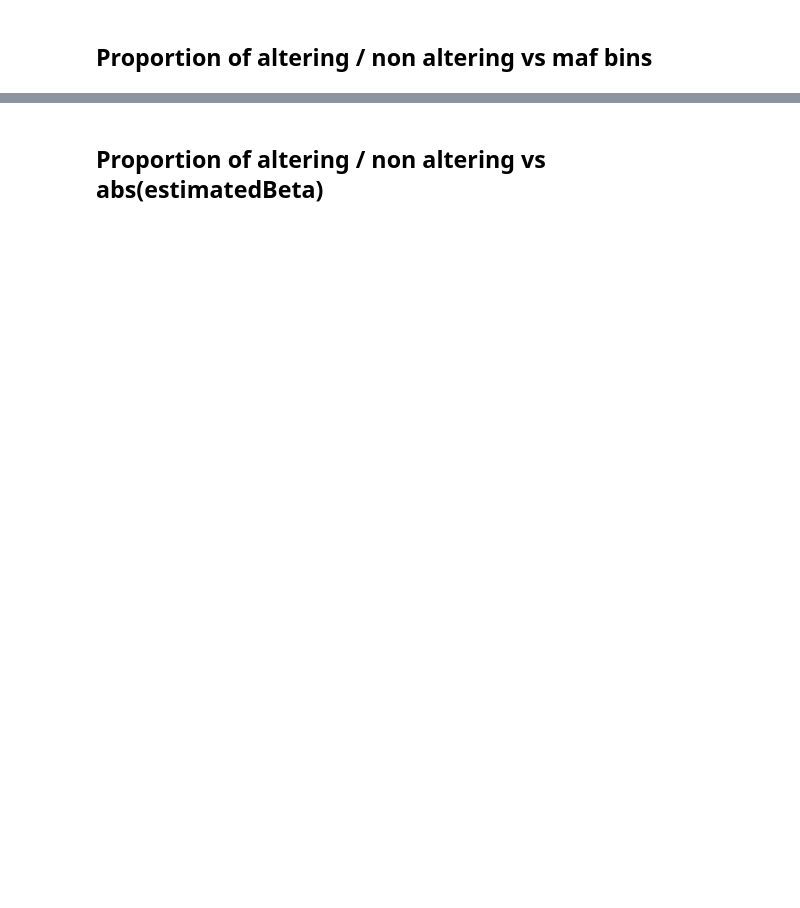
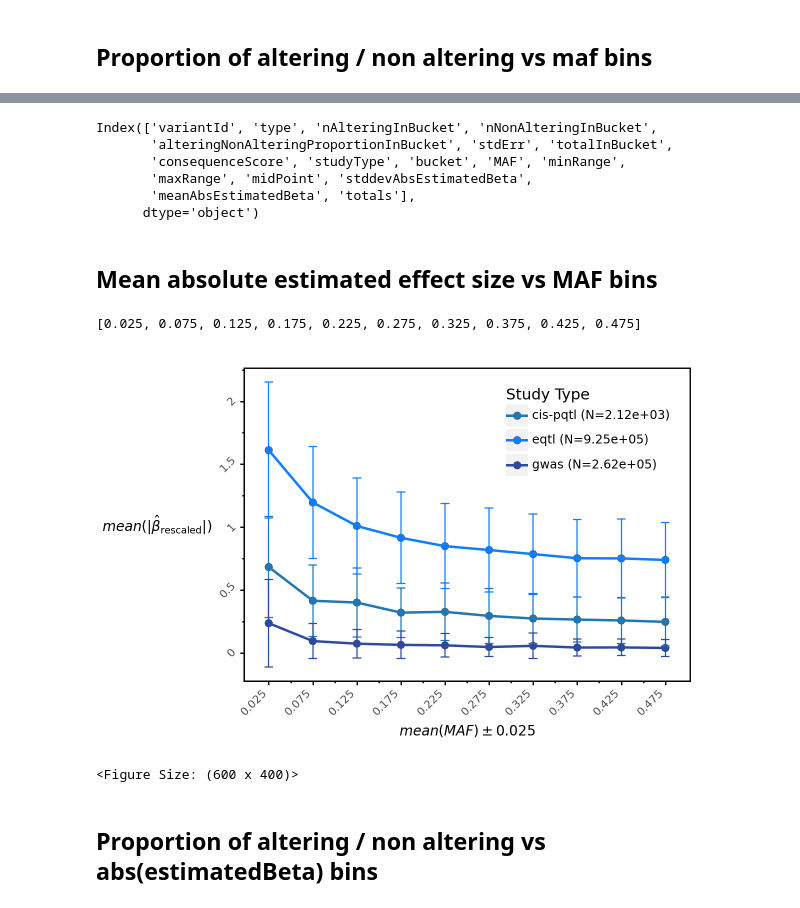
Before and after one commit to opentargets/Gentropy-manuscript, a Jupyter notebook: chapters/in_silico_effect_prediction/04_variant_functional_consequence.ipynb, the cells around one changed output, grey strips where cells are left out. Saved outputs shown, nothing was run; the diff lists cells and outputs as text; code cells hidden in the pictures; blank space fills up the shorter version.

```diff
--- a/chapters/in_silico_effect_prediction/04_variant_functional_consequence.ipynb
+++ b/chapters/in_silico_effect_prediction/04_variant_functional_consequence.ipynb
@@ -228,5 +171,76 @@ dataset_maf.df.groupBy("studyStatistics.studyType").agg(
+# %%
+data.columns
+# %% [output]
+Index(['variantId', 'type', 'nAlteringInBucket', 'nNonAlteringInBucket',
+       'alteringNonAlteringProportionInBucket', 'stdErr', 'totalInBucket',
+       'consequenceScore', 'studyType', 'bucket', 'MAF', 'minRange',
+       'maxRange', 'midPoint', 'stddevAbsEstimatedBeta',
+       'meanAbsEstimatedBeta', 'totals'],
+      dtype='object')
+# %% [markdown]
+## Mean absolute estimated effect size vs MAF bins
+# %%
+study_type_totals = data.groupby("studyType")["totalInBucket"].sum()
+totals_map = {cat: f"{cat} (N={study_type_totals[cat]:.2e})" for cat in study_type_totals.index}
+data["totals"] = data["studyType"].map(totals_map)
+labels = data.drop_duplicates(subset=["studyType", "totals"])
+REM = 10
+breaks = [x for x in data["midPoint"].unique()]
+print(breaks)
+plot2 = (
+    pn.ggplot(
+        data,
+        pn.aes(x="midPoint", y="meanAbsEstimatedBeta", fill="studyType"),
+    )
+    # + pn.geom_col(position="dodge")
+    + pn.geom_point(pn.aes(fill="studyType"), stroke=0.1, size=3)
+    + pn.geom_errorbar(
+        pn.aes(
+            ymin="meanAbsEstimatedBeta - stddevAbsEstimatedBeta",
+            ymax="meanAbsEstimatedBeta + stddevAbsEstimatedBeta",
+            x="midPoint",
+            color="studyType",
+        ),
+        width=0.01,
+        # position=pn.position_dodge(width=0.9),
+    )
+    + pn.labs(
+        # title="Proportion of lead variant effects in replicated credible sets",
+        x=r"$mean(MAF)\pm{0.025}$",
+        y=r"$mean(|\hat{\beta}_{\mathrm{rescaled}}|)$",
+    )
+    + OpenTargetsTheme.theme
+    # Remove the legend
+    # + pn.theme(legend_position="none")
+    # + pn.facet_wrap(nrow=3, facets="studyType", scales="free_y")
+    + pn.geom_line(
+        pn.aes(x="midPoint", y="meanAbsEstimatedBeta", group="studyType", color="studyType"),
+        size=1,
+    )
+    + pn.theme(figure_size=(6, 4))
+    + pn.scale_fill_manual(
+        values=["#1f77b4", "#0e7eff", "#2c4ba0"],
+        name="Study Type",
+        labels=totals_map,
+    )
+    + pn.scale_color_manual(
+        values=["#1f77b4", "#0e7eff", "#2c4ba0"],
+        name="Study Type",
+        labels=totals_map,
+    )
+    + pn.scale_x_continuous(
+        breaks=[x for x in data["midPoint"].unique()],
+        labels=[x for x in data["midPoint"].unique()],
+    )
+    + pn.theme(legend_position=(0.82, 0.8), legend_direction="vertical")
+)
+plot2
+# %% [output]
+[0.025, 0.075, 0.125, 0.175, 0.225, 0.275, 0.325, 0.375, 0.425, 0.475]
+[figure, added]
+<Figure Size: (600 x 400)>
 # %% [markdown]
-## Proportion of altering / non altering vs abs(estimatedBeta)
+## Proportion of altering / non altering vs abs(estimatedBeta) bins
 # %%
 PRECISION = 2  # Needs to be the power of 10
 PRECISION_FACTOR = len(str(PRECISION)) - 1  # Number of digits in the precision factor
```
Also changed, not shown: parts of 28 cells of this notebook, 24 other files.
